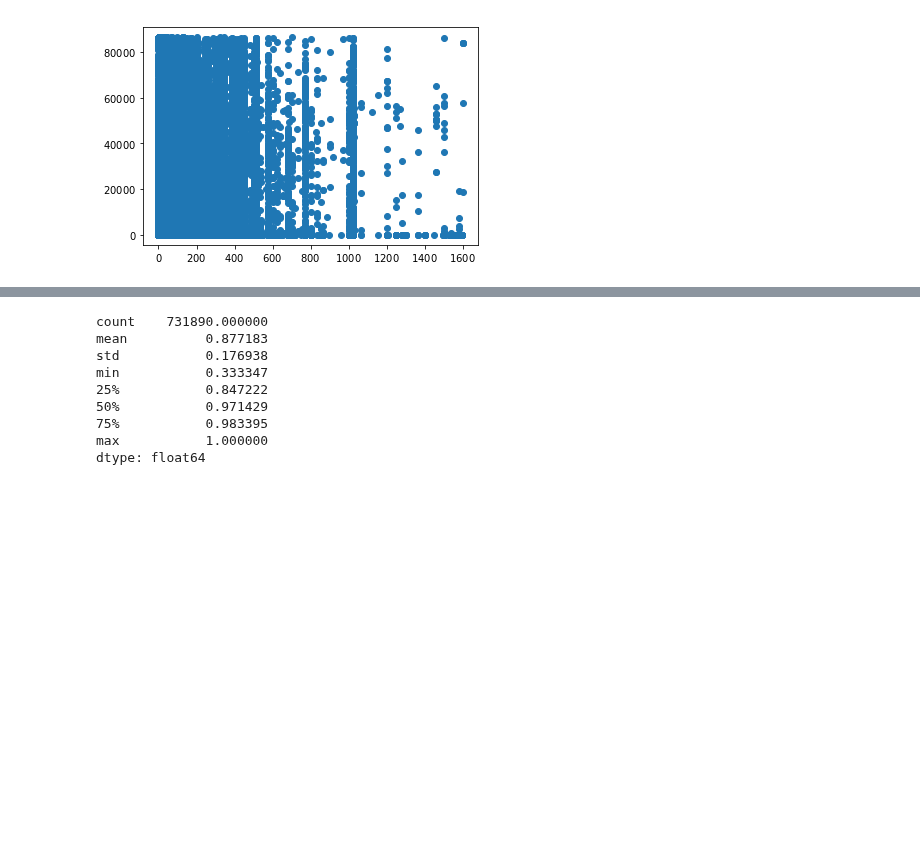
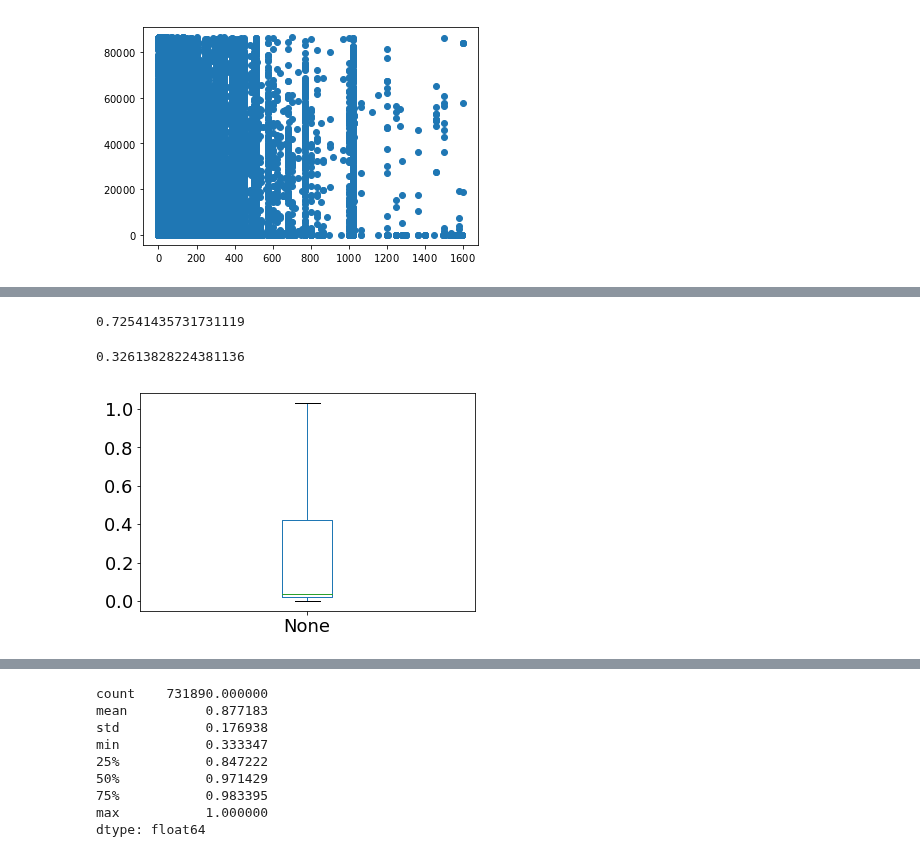
Before and after one commit to prateek-s/scispot, a Jupyter notebook: data/hpc-job-wait-times.ipynb, the cells around one changed output, grey strips where cells are left out. Drawn from its saved outputs; the diff is of its cells as text; code cells hidden in the pictures; blank space fills up the shorter version.

```diff
--- a/data/hpc-job-wait-times.ipynb
+++ b/data/hpc-job-wait-times.ipynb
@@ -149,0 +203,15 @@ plt.savefig("waiting_all.pdf",bbox_inches='tight')
+# %%
+le_8=cdf[cdf['trun_seconds'].between(4*3600,8*3600)]
+avg_frac_wait(le_8)
+# %% [output]
+0.72541435731731119
+# %%
+le_16=cdf[cdf['trun_seconds'].between(8*3600,16*3600)]
+avg_frac_wait(le_16)
+# %% [output]
+0.32613828224381136
+# %%
+frac_wait=le_1['twait_seconds']/le_1['trun_seconds']
+ax=frac_wait.plot(kind='box',showfliers=False)
+# %% [output]
+[figure, added]
```
Also changed, not shown: parts of 16 cells of this notebook, 10 other files.
